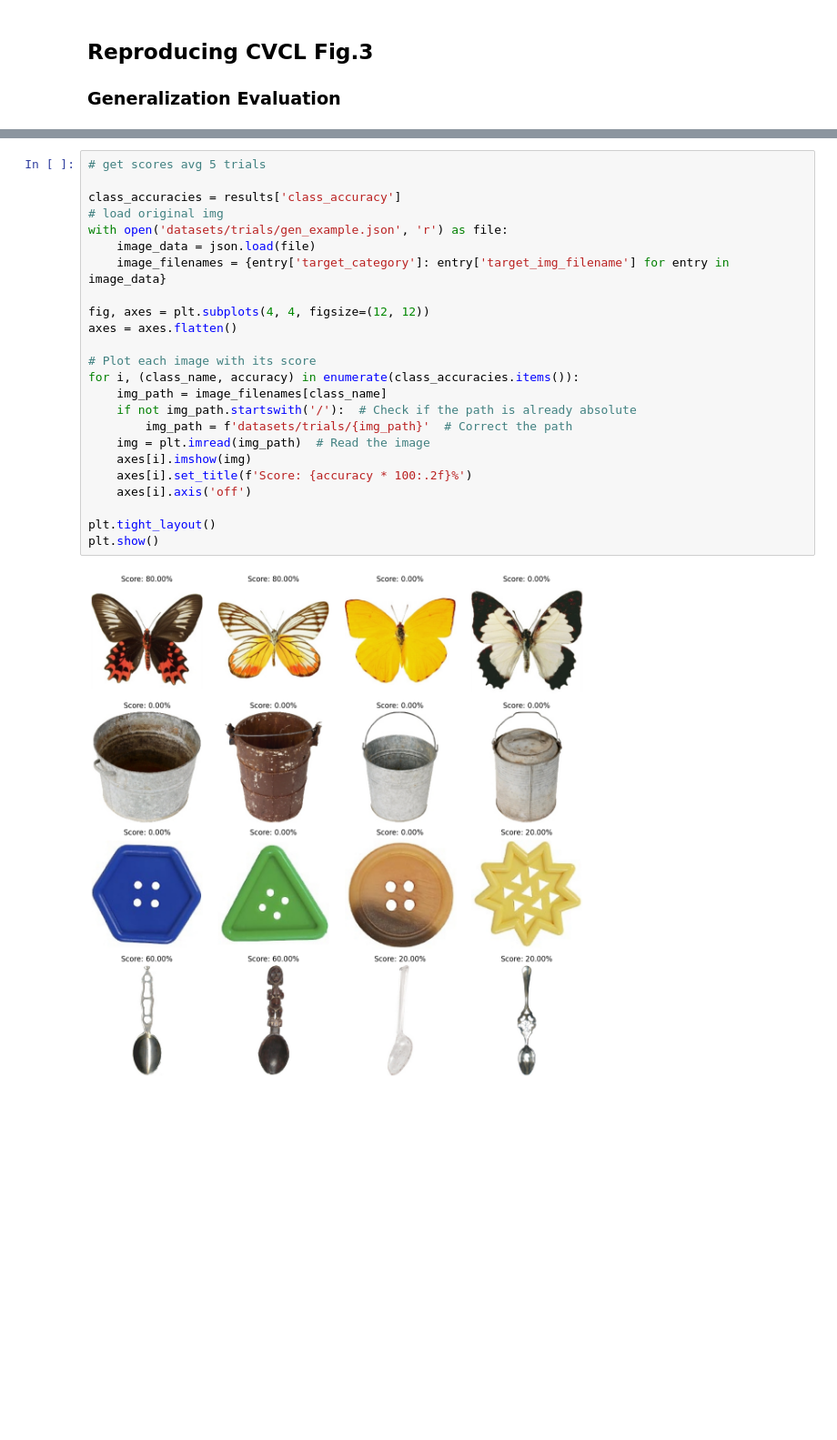
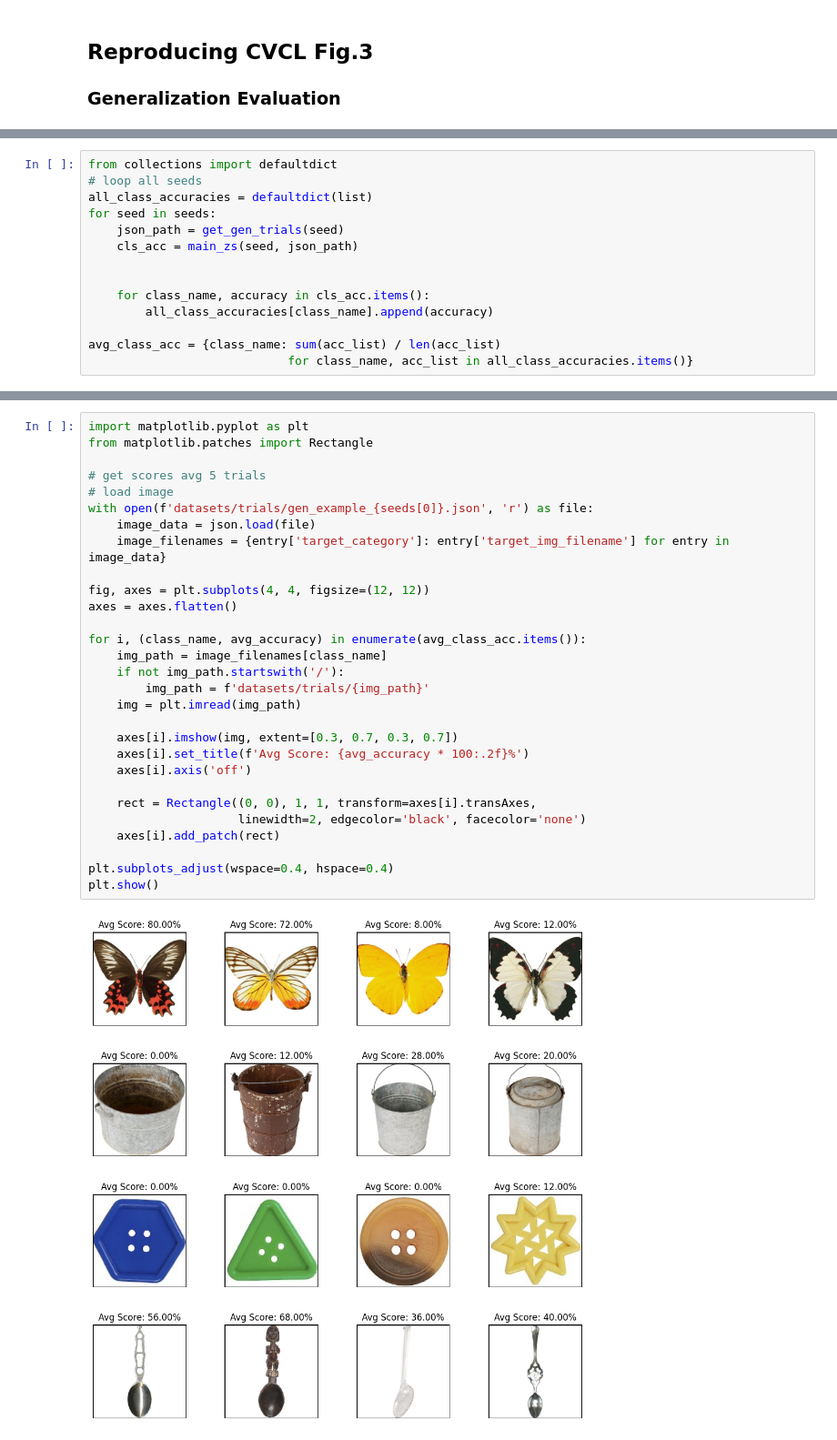
Before and after one commit to Kexueyi/CVCL2024-repro, a Jupyter notebook: repro_plt.ipynb, the cells around one changed output, grey strips where cells are left out. Shown at 91% size. Saved outputs shown, nothing was run; the diff lists cells and outputs as text; blank space fills up the shorter version.

Commit message:
update figures, add seeds evaluation

```diff
--- a/repro_plt.ipynb
+++ b/repro_plt.ipynb
@@ -133,0 +141,14 @@ results = save_trial_results(args_dict=None, accuracy=acc, cls_accuracy=cls_acc)
+# %%
+from collections import defaultdict
+# loop all seeds
+all_class_accuracies = defaultdict(list)
+for seed in seeds:
+    json_path = get_gen_trials(seed)
+    cls_acc = main_zs(seed, json_path)
+
+
+    for class_name, accuracy in cls_acc.items():
+        all_class_accuracies[class_name].append(accuracy)
+
+avg_class_acc = {class_name: sum(acc_list) / len(acc_list)
+                            for class_name, acc_list in all_class_accuracies.items()}
@@ -134,26 +175,31 @@ results = save_trial_results(args_dict=None, accuracy=acc, cls_accuracy=cls_acc)
 # %%
+import matplotlib.pyplot as plt
+from matplotlib.patches import Rectangle
+
 # get scores avg 5 trials
-
-class_accuracies = results['class_accuracy']
-# load original img
-with open('datasets/trials/gen_example.json', 'r') as file:
+# load image
+with open(f'datasets/trials/gen_example_{seeds[0]}.json', 'r') as file:
     image_data = json.load(file)
     image_filenames = {entry['target_category']: entry['target_img_filename'] for entry in image_data}
 
 fig, axes = plt.subplots(4, 4, figsize=(12, 12))
 axes = axes.flatten()
 
-# Plot each image with its score
-for i, (class_name, accuracy) in enumerate(class_accuracies.items()):
+for i, (class_name, avg_accuracy) in enumerate(avg_class_acc.items()):
     img_path = image_filenames[class_name]
-    if not img_path.startswith('/'):  # Check if the path is already absolute
-        img_path = f'datasets/trials/{img_path}'  # Correct the path
-    img = plt.imread(img_path)  # Read the image
-    axes[i].imshow(img)
-    axes[i].set_title(f'Score: {accuracy * 100:.2f}%')
+    if not img_path.startswith('/'):
+        img_path = f'datasets/trials/{img_path}'
+    img = plt.imread(img_path)
+
+    axes[i].imshow(img, extent=[0.3, 0.7, 0.3, 0.7])
+    axes[i].set_title(f'Avg Score: {avg_accuracy * 100:.2f}%')
     axes[i].axis('off')
 
-plt.tight_layout()
+    rect = Rectangle((0, 0), 1, 1, transform=axes[i].transAxes,
+                     linewidth=2, edgecolor='black', facecolor='none')
+    axes[i].add_patch(rect)
+
+plt.subplots_adjust(wspace=0.4, hspace=0.4)
 plt.show()
 # %% [output]
-[figure, old version]
+[figure, new version]
```
Also changed, not shown: parts of 7 cells of this notebook, 17 other files.
